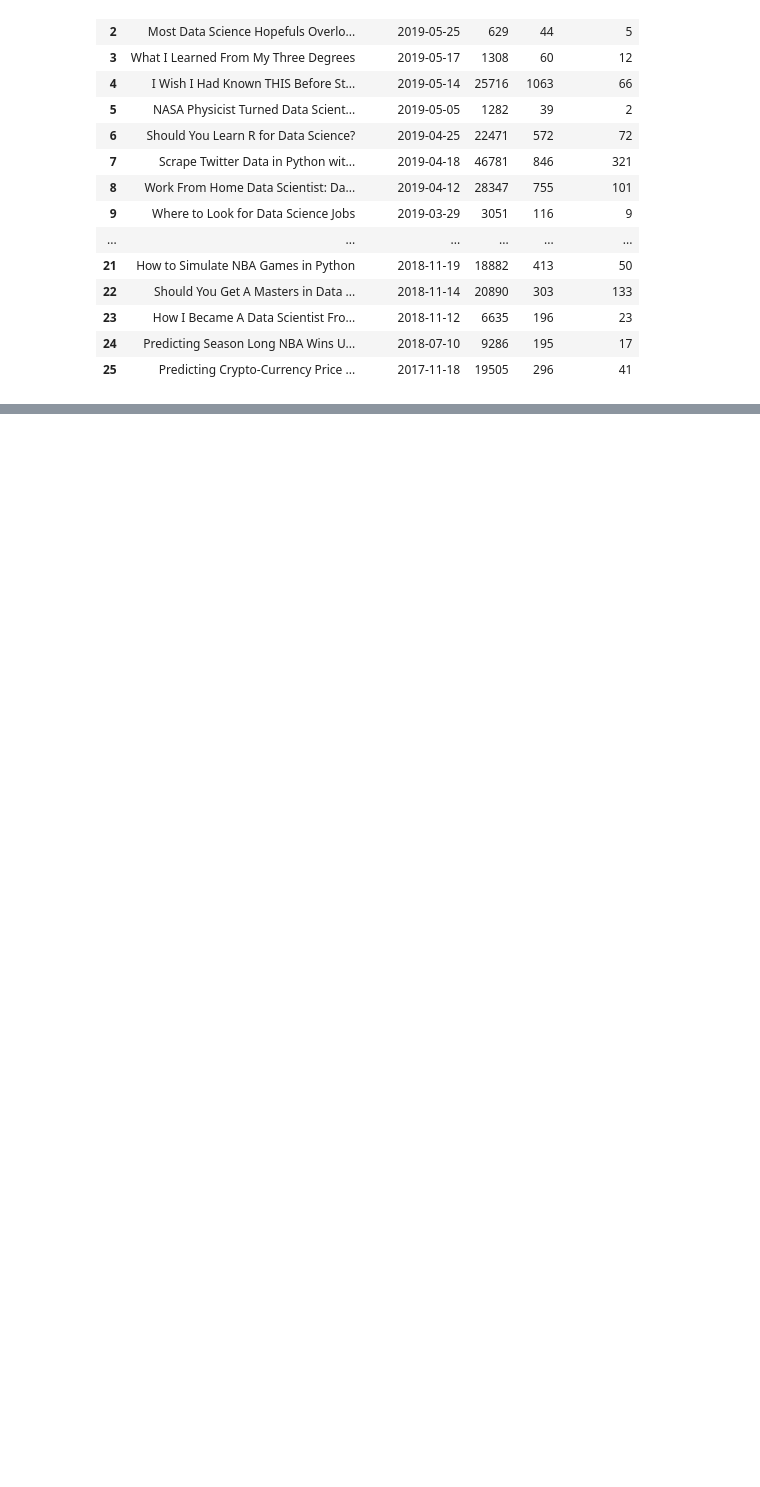
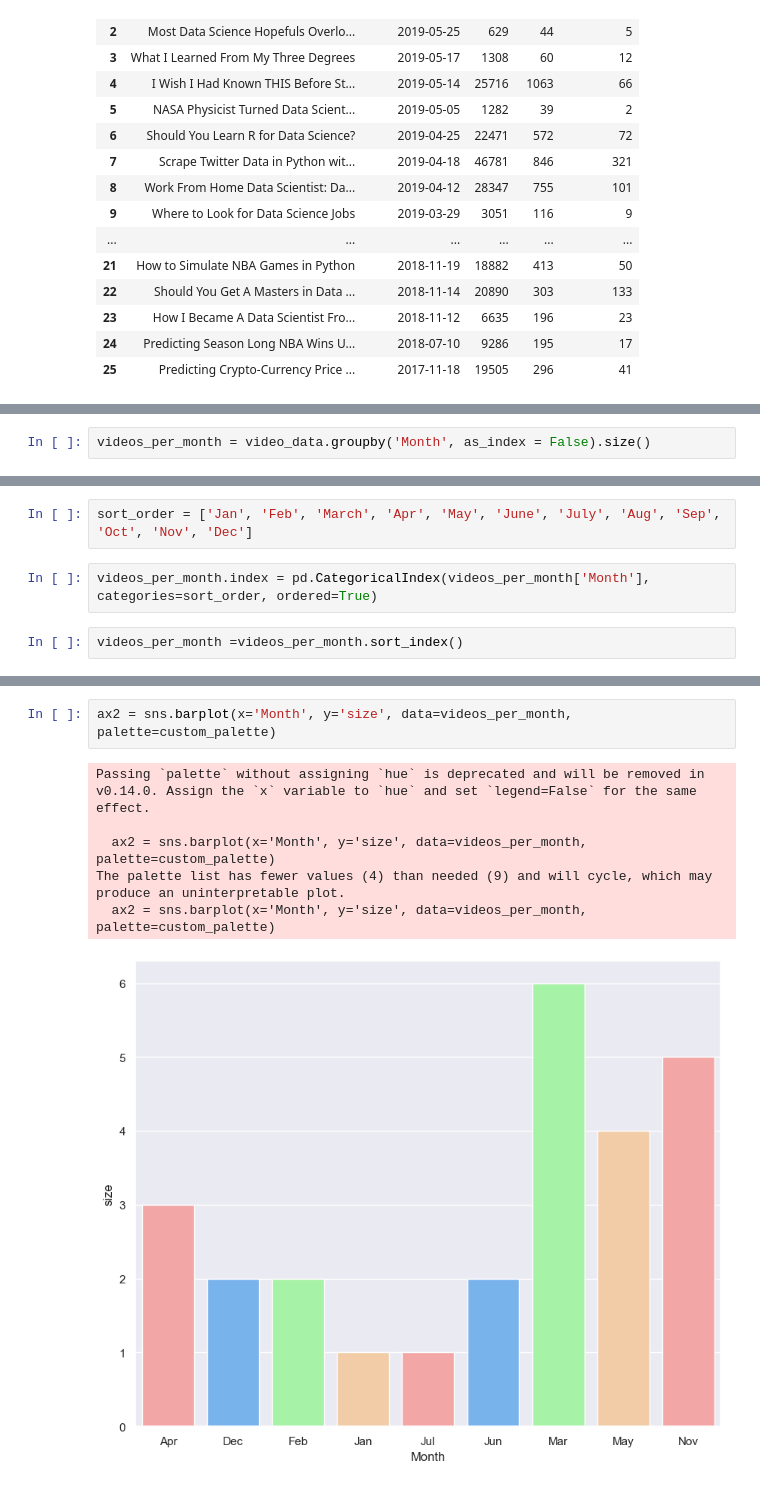
Before and after one commit to firdoush01/Scrape-YouTube-using-YouTube-Data-API-using-Python, a Jupyter notebook: YT_Analysis.ipynb, the cells around one changed output, grey strips where cells are left out. Saved outputs shown, nothing was run; the diff lists cells and outputs as text; blank space fills up the shorter version.

```diff
--- a/YT_Analysis.ipynb
+++ b/YT_Analysis.ipynb
@@ -240,0 +288,2 @@ video_data
+# %%
+videos_per_month = video_data.groupby('Month', as_index = False).size()
@@ -240,0 +303,6 @@ video_data
+# %%
+sort_order = ['Jan', 'Feb', 'March', 'Apr', 'May', 'June', 'July', 'Aug', 'Sep', 'Oct', 'Nov', 'Dec']
+# %%
+videos_per_month.index = pd.CategoricalIndex(videos_per_month['Month'], categories=sort_order, ordered=True)
+# %%
+videos_per_month =videos_per_month.sort_index()
@@ -240,0 +321,9 @@ video_data
+# %%
+ax2 = sns.barplot(x='Month', y='size', data=videos_per_month, palette=custom_palette)
+# %% [output]
+Passing `palette` without assigning `hue` is deprecated and will be removed in v0.14.0. Assign the `x` variable to `hue` and set `legend=False` for the same effect.
+
+  ax2 = sns.barplot(x='Month', y='size', data=videos_per_month, palette=custom_palette)
+The palette list has fewer values (4) than needed (9) and will cycle, which may produce an uninterpretable plot.
+  ax2 = sns.barplot(x='Month', y='size', data=videos_per_month, palette=custom_palette)
+[figure, added]
```
Also changed, not shown: parts of 8 cells of this notebook, 1 other file.
